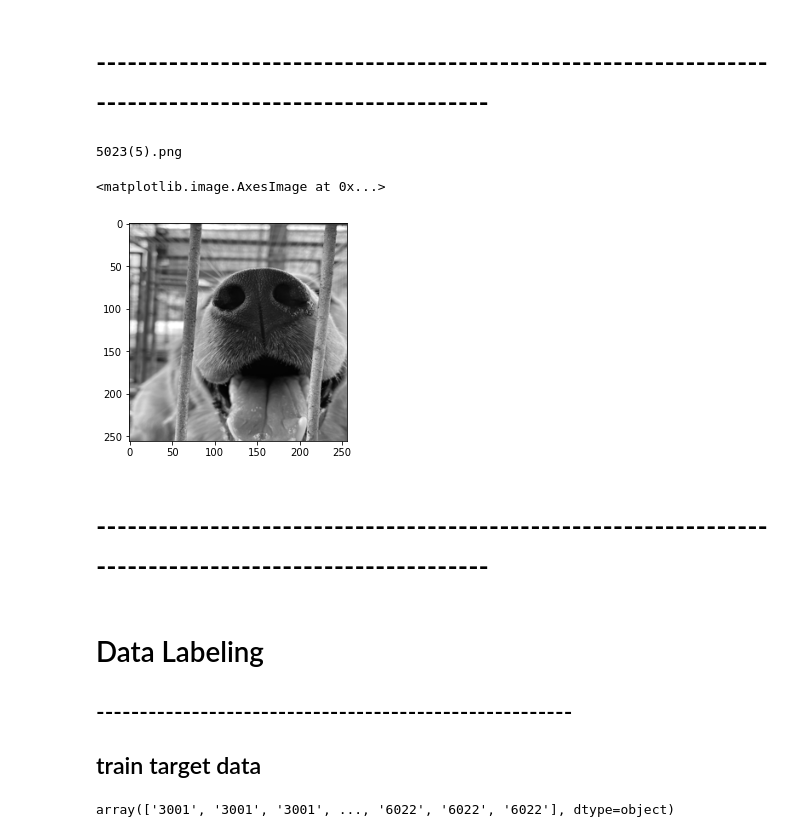
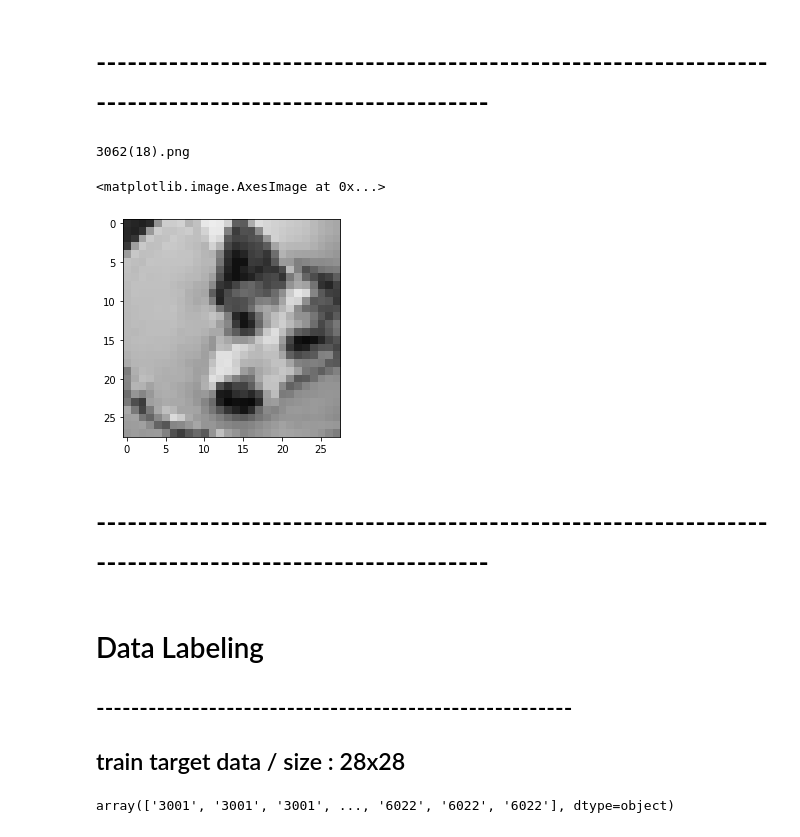
Before and after one commit to qnffnrl/dog_identifier, a Jupyter notebook: first.ipynb, the cells around one changed output. Cells and saved outputs as stored; diff of their text form; code cells hidden in the pictures.

```diff
--- a/first.ipynb
+++ b/first.ipynb
@@ -45,7 +45,7 @@ from sklearn.model_selection import train_test_split
 import matplotlib.pyplot as plt
 import random
 # %%
-filenames = os.listdir("./grayImages256/")
+filenames = os.listdir("./grayImages/")
 categories = []
 for filename in filenames:
     category = filename.split('.')[0][:4]
@@ -84,18 +88,18 @@ len(df['category'].unique())
 # %%
 sample = random.choice(filenames)
 print(sample)
-image = load_img("./grayImages256/"+sample)
+image = load_img("./grayImages/"+sample)
 plt.imshow(image)
 # %% [output]
-5023(5).png
+3062(18).png
 <matplotlib.image.AxesImage at 0x...>
-[figure, old version]
+[figure, new version]
 # %% [markdown]
 # -------------------------------------------------------------------------------------------------------
 # %% [markdown]
 # Data Labeling
 ## -------------------------------------------------------
-## train target data
+## train target data / size : 28x28
 # %%
 train_target = np.array(df['category'])
 # %%
```
Also changed, not shown: parts of 64 cells of this notebook, 2 other files.
